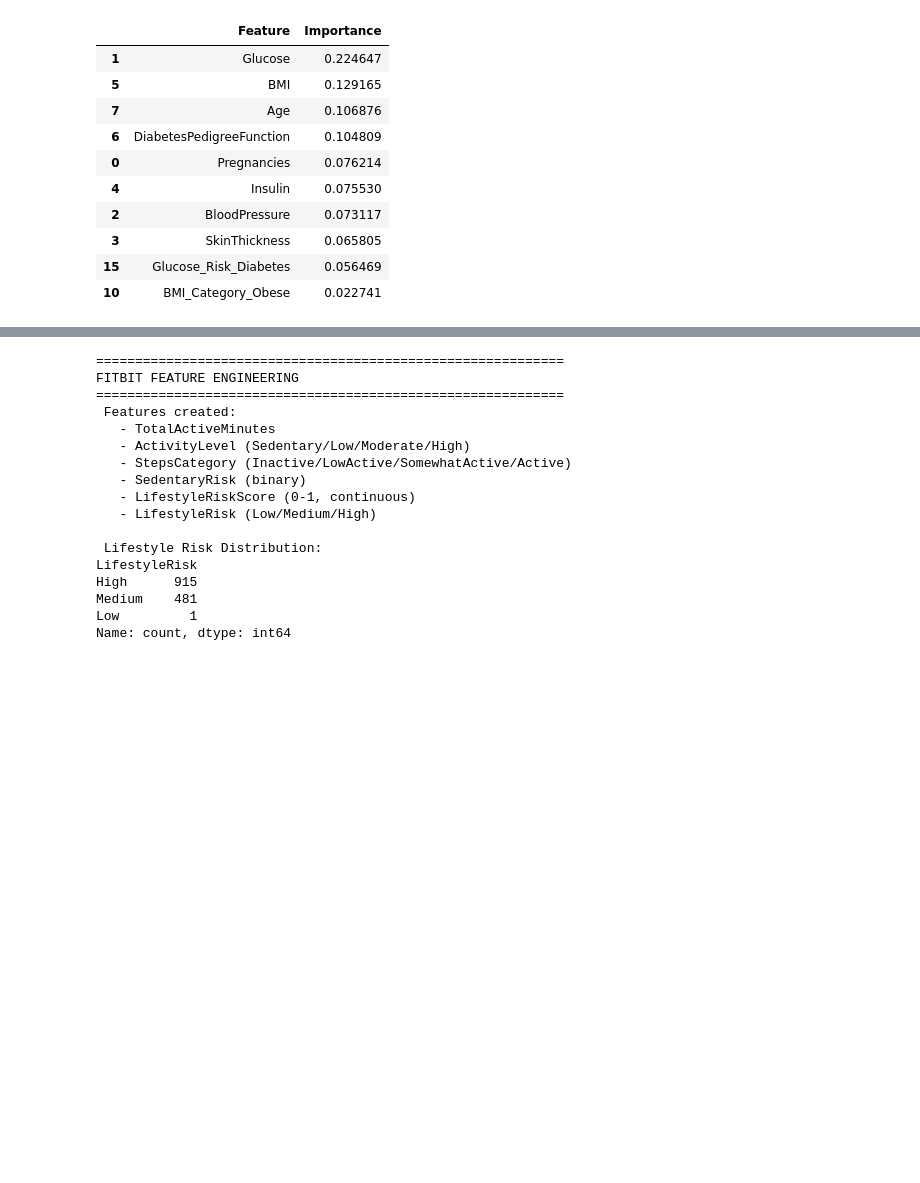
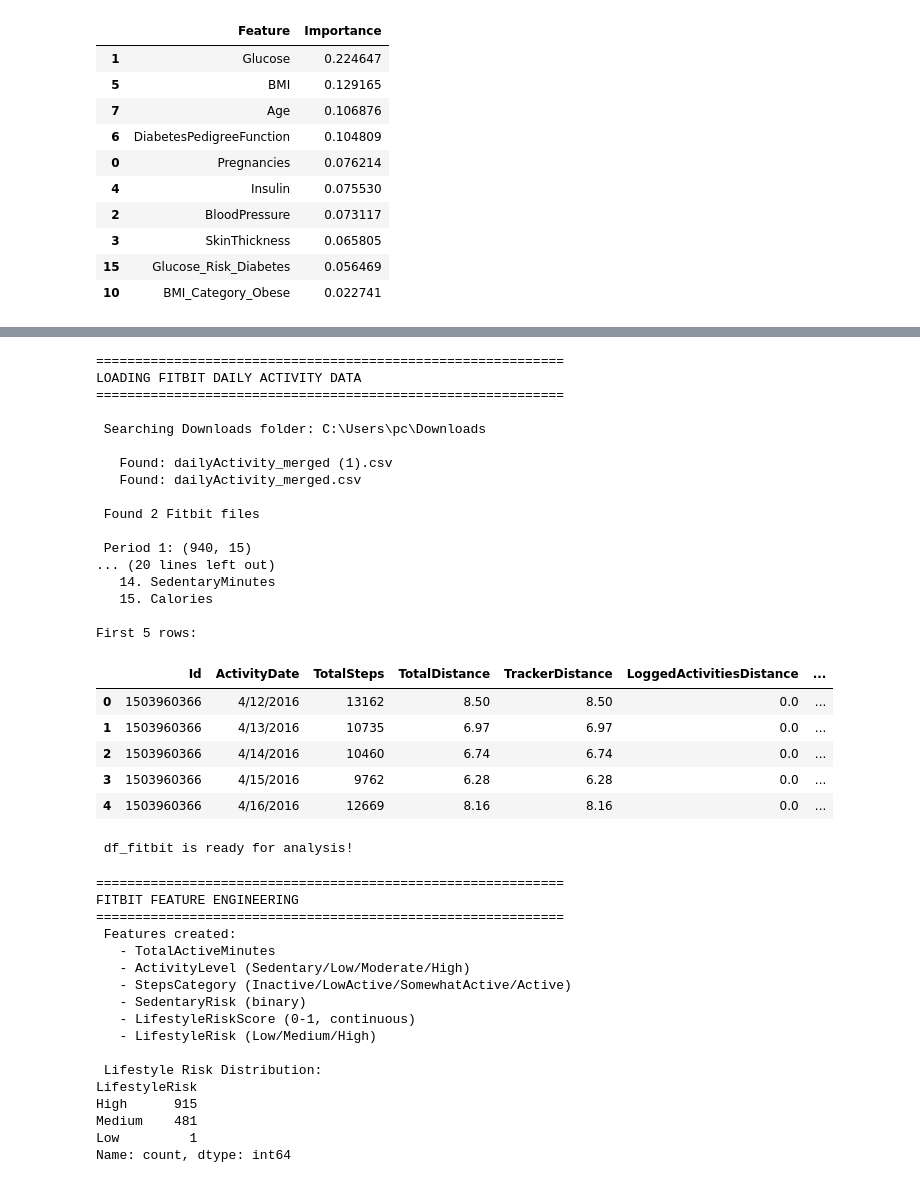
Before and after one commit to jaime8793/Vitals_Guard, a Jupyter notebook: Untitled4 (2).ipynb, the cells around one changed output, grey strips where cells are left out. Cells and saved outputs as stored; diff of their text form; code cells hidden in the pictures; blank space fills up the shorter version.

```diff
--- a/Untitled4 (2).ipynb
+++ b/Untitled4 (2).ipynb
@@ -679,3 +622,81 @@ FITBIT DATA UNDERSTANDING
+# %%
+
+# PART 2: LOAD FITBIT DATA
+
+print("="*60)
+print("LOADING FITBIT DAILY ACTIVITY DATA")
+print("="*60)
+
+import os
+
+# Path to Downloads folder
+downloads = os.path.join(os.path.expanduser('~'), 'Downloads')
+
+print(f"\n Searching Downloads folder: {downloads}\n")
+
+# Find all CSV files with 'daily' in the name
+csv_files = []
+for file in os.listdir(downloads):
+    if 'daily' in file.lower() and file.endswith('.csv'):
+        csv_files.append(file)
+        print(f"   Found: {file}")
+
+if len(csv_files) < 2:
+    print(f"\n ERROR: Expected 2 Fitbit files, found {len(csv_files)}")
+    print("Make sure both dailyActivity CSV files are in Downloads!")
+else:
+    print(f"\n Found {len(csv_files)} Fitbit files")
+
+    # Load both files
+    path_fitbit1 = os.path.join(downloads, csv_files[0])
+    path_fitbit2 = os.path.join(downloads, csv_files[1])
+
+    df_fitbit1 = pd.read_csv(path_fitbit1)
+    df_fitbit2 = pd.read_csv(path_fitbit2)
+
+    print(f"\n Period 1: {df_fitbit1.shape}")
+    print(f" Period 2: {df_fitbit2.shape}")
+
+    # Combine both periods
+    df_fitbit = pd.concat([df_fitbit1, df_fitbit2], ignore_index=True)
+
+    print(f"\n Combined Fitbit dataset: {df_fitbit.shape}")
+    print(f"   Total records: {df_fitbit.shape[0]}")
+    print(f"   Total features: {df_fitbit.shape[1]}")
+
+    print(f"\nColumns:")
+    for i, col in enumerate(df_fitbit.columns, 1):
+        print(f"   {i}. {col}")
+
+    print(f"\nFirst 5 rows:")
+    display(df_fitbit.head())
+
+    print(f"\n df_fitbit is ready for analysis!")
+# %% [output]
+============================================================
+LOADING FITBIT DAILY ACTIVITY DATA
+============================================================
+
+ Searching Downloads folder: C:\Users\pc\Downloads
+
+   Found: dailyActivity_merged (1).csv
+   Found: dailyActivity_merged.csv
+
+ Found 2 Fitbit files
+
+ Period 1: (940, 15)
+... (20 lines left out)
+   14. SedentaryMinutes
+   15. Calories
+
+First 5 rows:
+|  | Id | ActivityDate | TotalSteps | TotalDistance | TrackerDistance | LoggedActivitiesDistance | ... |
+| 0 | 1503960366 | 4/12/2016 | 13162 | 8.50 | 8.50 | 0.0 | ... |
+| 1 | 1503960366 | 4/13/2016 | 10735 | 6.97 | 6.97 | 0.0 | ... |
+| 2 | 1503960366 | 4/14/2016 | 10460 | 6.74 | 6.74 | 0.0 | ... |
+| 3 | 1503960366 | 4/15/2016 | 9762 | 6.28 | 6.28 | 0.0 | ... |
+| 4 | 1503960366 | 4/16/2016 | 12669 | 8.16 | 8.16 | 0.0 | ... |
+ df_fitbit is ready for analysis!
 # %%
 
 # FITBIT FEATURE ENGINEERING
```
Also changed, not shown: parts of 11 cells of this notebook.
